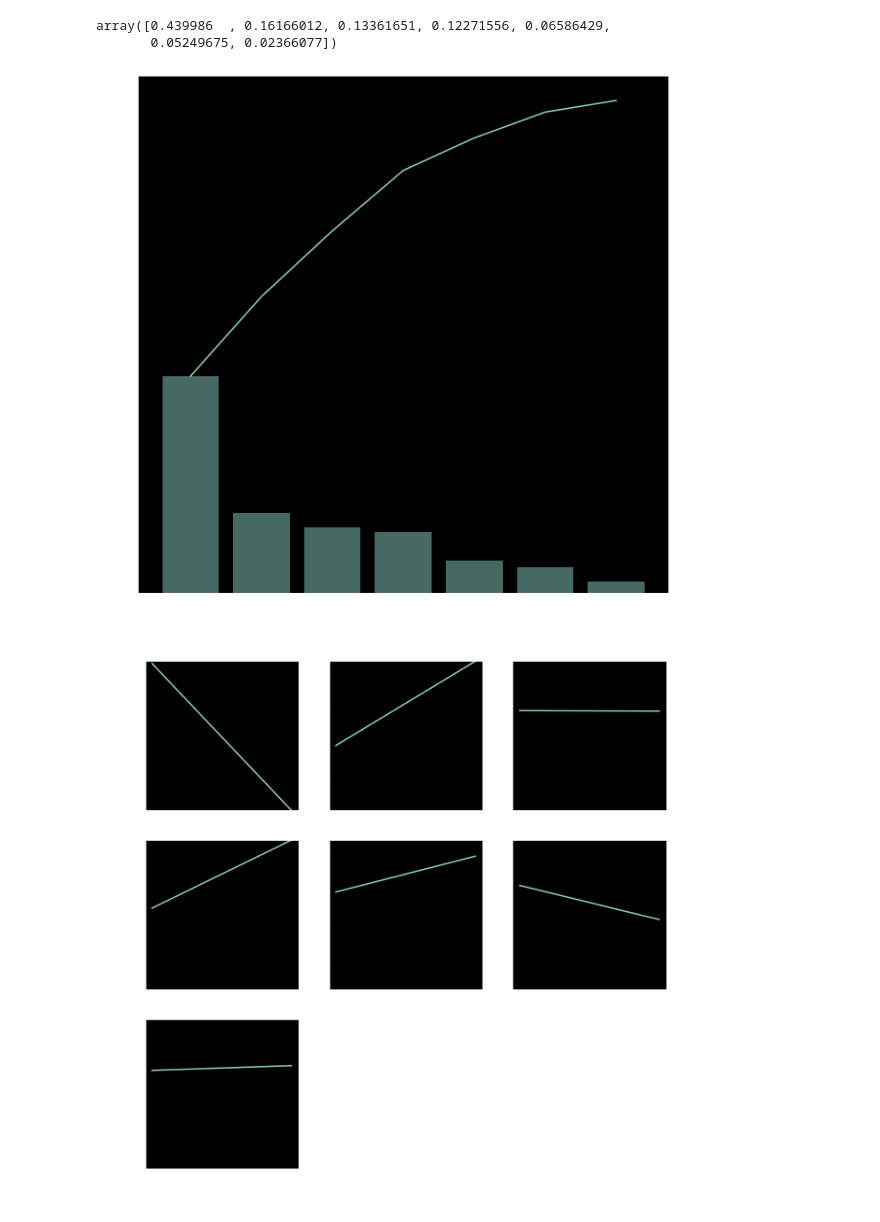
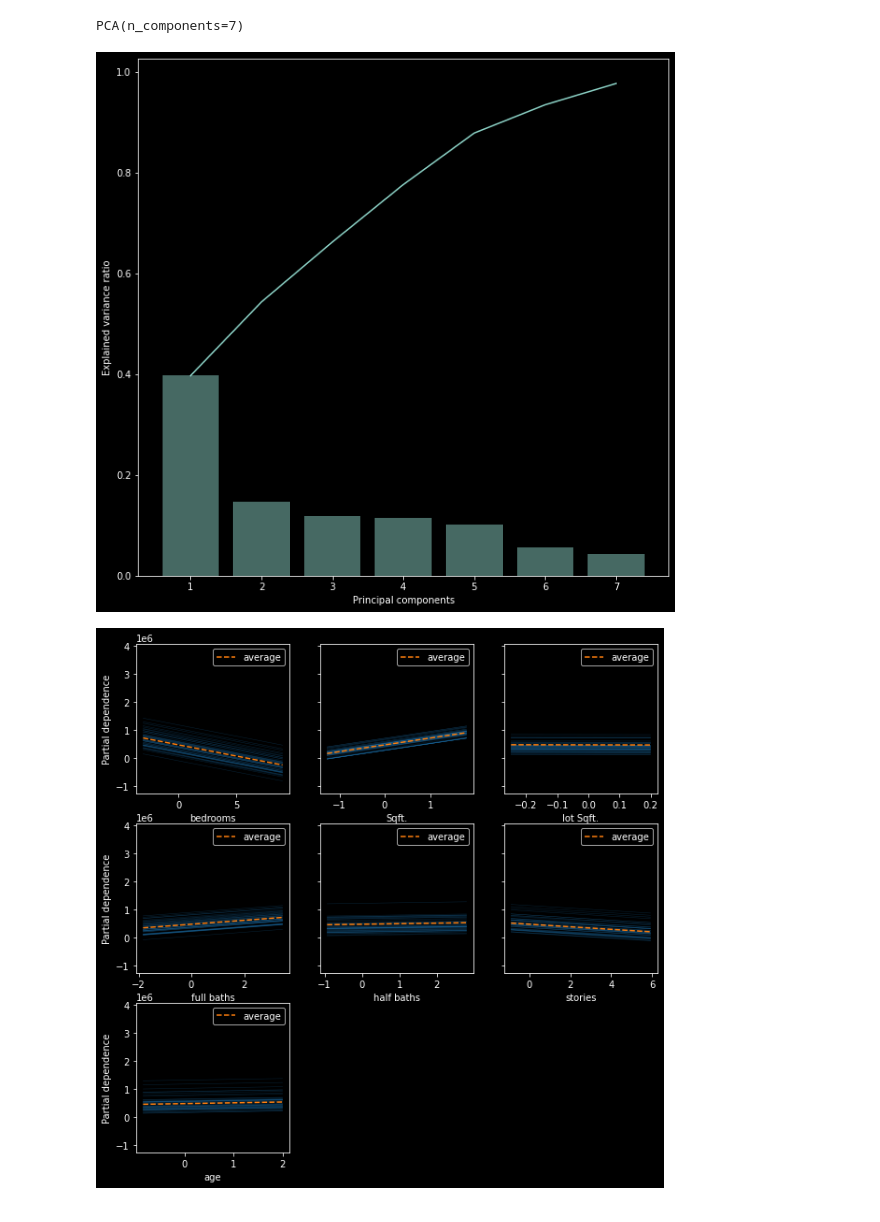
Before and after one commit to cgholt/data_portfolio, a Jupyter notebook: realestate_ml/models/regression.ipynb, the cells around one changed output. Drawn from its saved outputs; the diff is of its cells as text; code cells hidden in the pictures.

```diff
--- a/realestate_ml/models/regression.ipynb
+++ b/realestate_ml/models/regression.ipynb
@@ -27,8 +29,8 @@ plt.style.use("dark_background")
 # %%
-data = pd.read_csv('C:\\Users\\corey\\Desktop\\git\\portfolio\\data_portfolio\\realestate_ml\\data\\houston_houses_engineered.csv', index_col=0)
+PATH = 'C:\\Users\\corey\\Desktop\\git\\portfolio\\data_portfolio\\realestate_ml\\data\\houston_houses_engineered.csv'
+data = pd.read_csv(PATH, index_col=0)
 data['zipTier'] = data['zipTier'].astype('str')
-X = data.drop(['price', 'zip'], axis=1)
+
+X = data.drop(['price'], axis=1)
 y = data['price']
 X_train, X_test, y_train, y_test = train_test_split(X, y, test_size=0.10, random_state=42)
-
-X_train.info()
@@ -52,6 +37,6 @@ memory usage: 2.0+ MB
 # %%
-cat_col = ['zipTier', 'Private Pool']
-num_col = ['bedrooms', 'Sqft.', 'lot Sqft.', 'full baths', 'half baths', 'stories', 'age']
+cat_col = ['Private Pool']
+num_col = ['bedrooms', 'Sqft.', 'lot Sqft.', 'full baths', 'half baths', 'stories', 'age', 'zipTier']
 num_pipeline = Pipeline([
                 ('std_scaler', StandardScaler())
                ])
@@ -59,11 +44,8 @@ X_train_nums = num_pipeline.fit_transform(X_train[num_col])
 
 pca = PCA(n_components=7)
 pca.fit(X_train_nums)
-
-pca.explained_variance_ratio_
 # %% [output]
-array([0.439986  , 0.16166012, 0.13361651, 0.12271556, 0.06586429,
-       0.05249675, 0.02366077])
+PCA(n_components=7)
 # %%
 plt.bar(range(1, 8), pca.explained_variance_ratio_, alpha=0.5, align='center')
 plt.plot(range(1, 8), np.cumsum(pca.explained_variance_ratio_))
@@ -73,18 +55,18 @@ fig = plt.gcf()
 fig.set_size_inches(10, 10)
 plt.show()
 # %% [output]
-[figure, old version]
+[figure, new version]
 # %%
 
 lm = LinearRegression()
 lm.fit(X_train_nums, y_train)
 features = ['bedrooms', 'Sqft.', 'lot Sqft.', 'full baths', 'half baths', 'stories', 'age']
-PartialDependenceDisplay.from_estimator(lm, X_train_nums, features=features, feature_names=features)
+PartialDependenceDisplay.from_estimator(lm, X_train_nums, features=features, feature_names=features, kind='both', subsample=50)
 fig = plt.gcf()
 fig.set_size_inches(10, 10)
 plt.show()
 # %% [output]
-[figure, old version]
+[figure, new version]
 # %%
 
 def prepareXData(x_data, cat_cols, num_cols, dropFirst=False):
```
Also changed, not shown: parts of 15 cells of this notebook, 6 other files.
